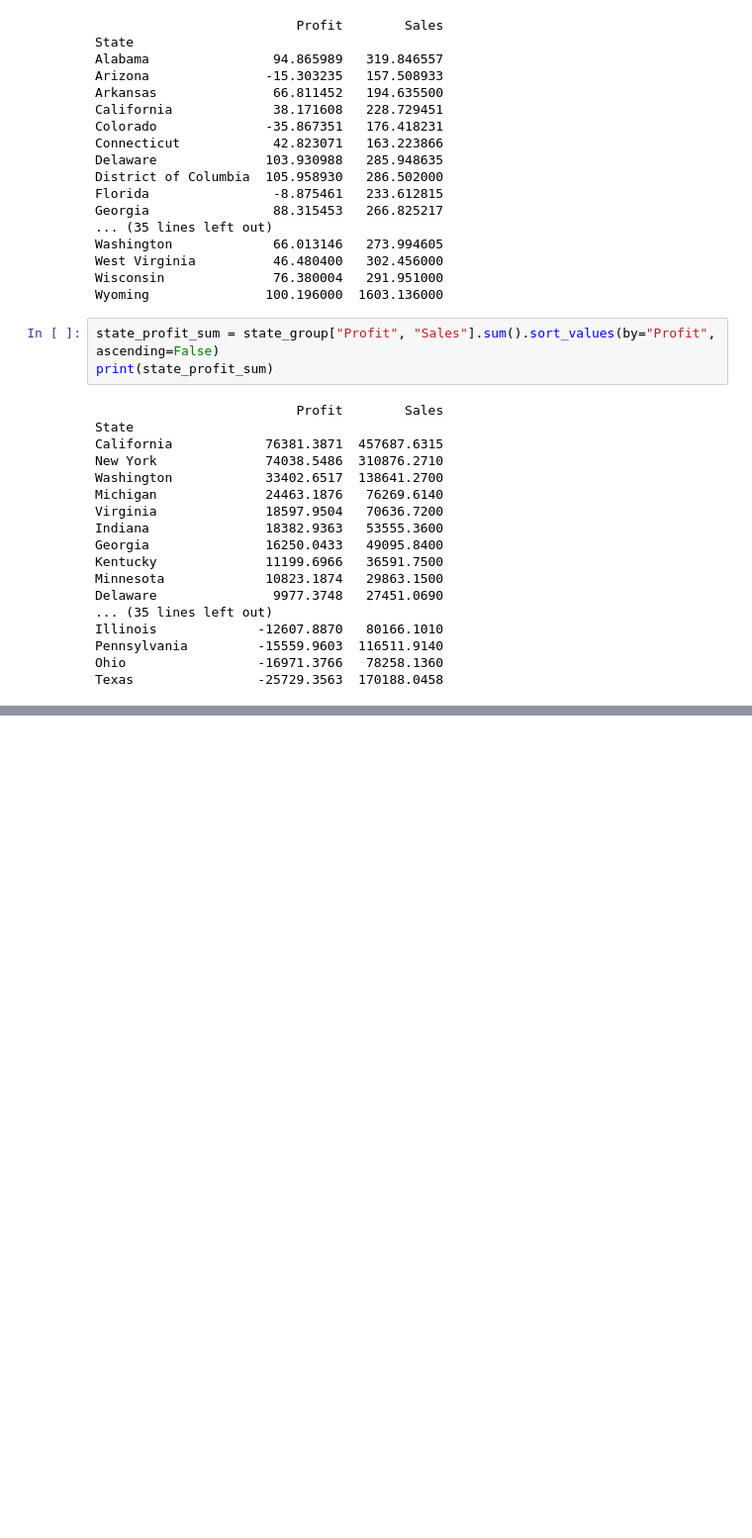
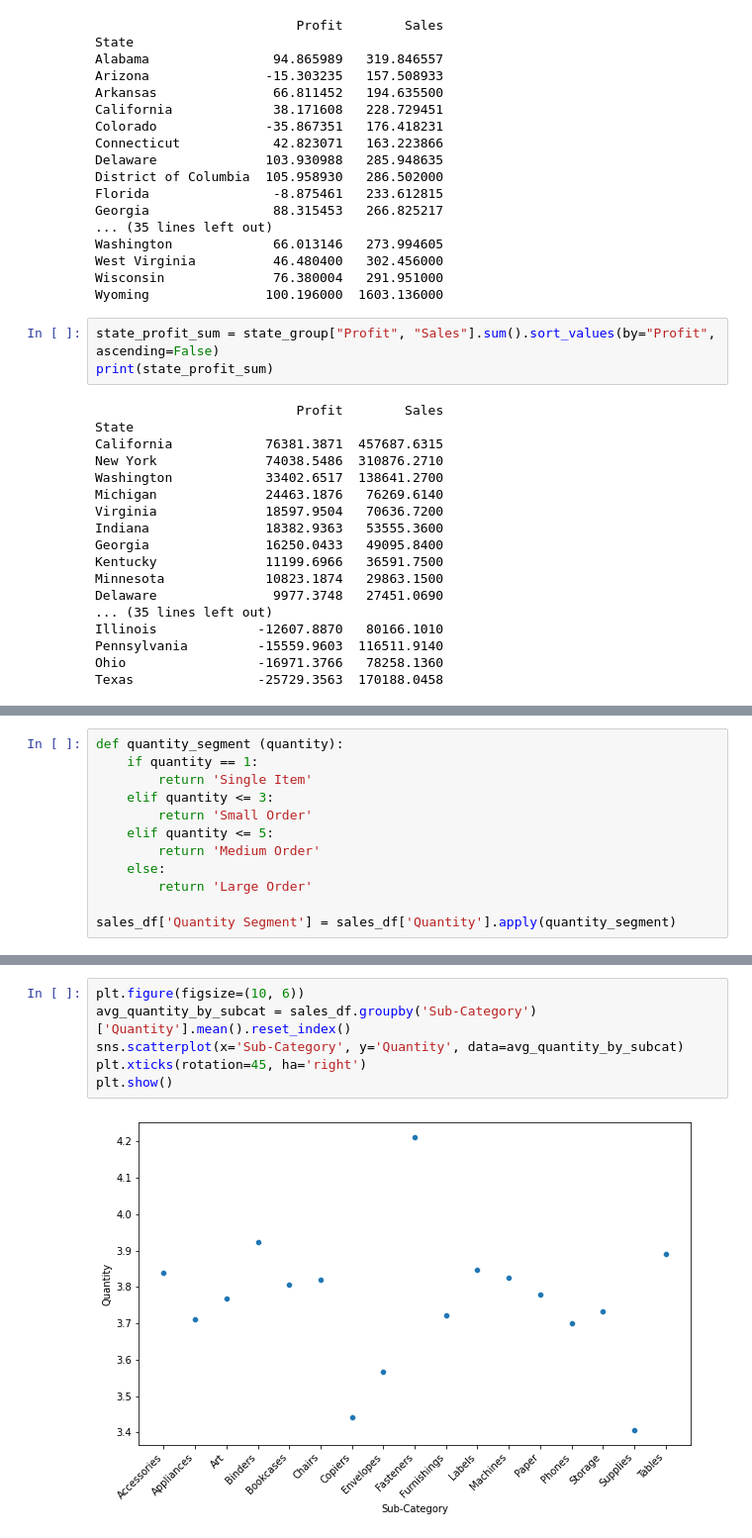
Before and after one commit to chrimeade/UCDPA_chrismeade, a Jupyter notebook: superstore_dataset.ipynb, the cells around one changed output, grey strips where cells are left out. Shown at 99% size. Cells and saved outputs as stored; diff of their text form; blank space fills up the shorter version.

```diff
--- a/superstore_dataset.ipynb
+++ b/superstore_dataset.ipynb
@@ -290,0 +294,12 @@ Name: Quantity, dtype: int64
+# %%
+def quantity_segment (quantity):
+    if quantity == 1:
+        return 'Single Item'
+    elif quantity <= 3:
+        return 'Small Order'
+    elif quantity <= 5:
+        return 'Medium Order'
+    else:
+        return 'Large Order'
+
+sales_df['Quantity Segment'] = sales_df['Quantity'].apply(quantity_segment)
@@ -290,0 +322,8 @@ Name: Quantity, dtype: int64
+# %%
+plt.figure(figsize=(10, 6))
+avg_quantity_by_subcat = sales_df.groupby('Sub-Category')['Quantity'].mean().reset_index()
+sns.scatterplot(x='Sub-Category', y='Quantity', data=avg_quantity_by_subcat)
+plt.xticks(rotation=45, ha='right')
+plt.show()
+# %% [output]
+[figure, added]
```
Also changed, not shown: parts of 20 cells of this notebook.
